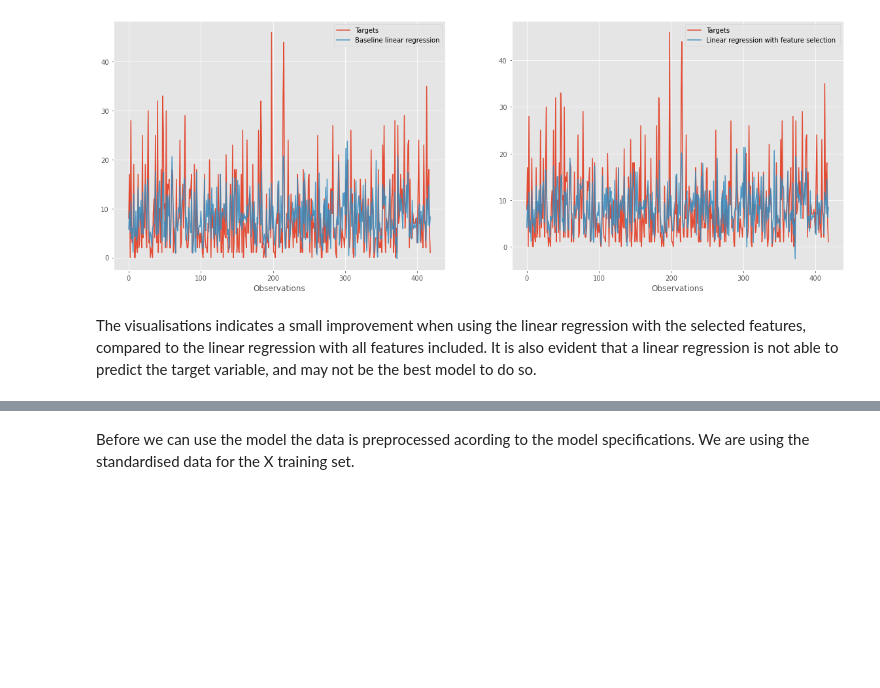
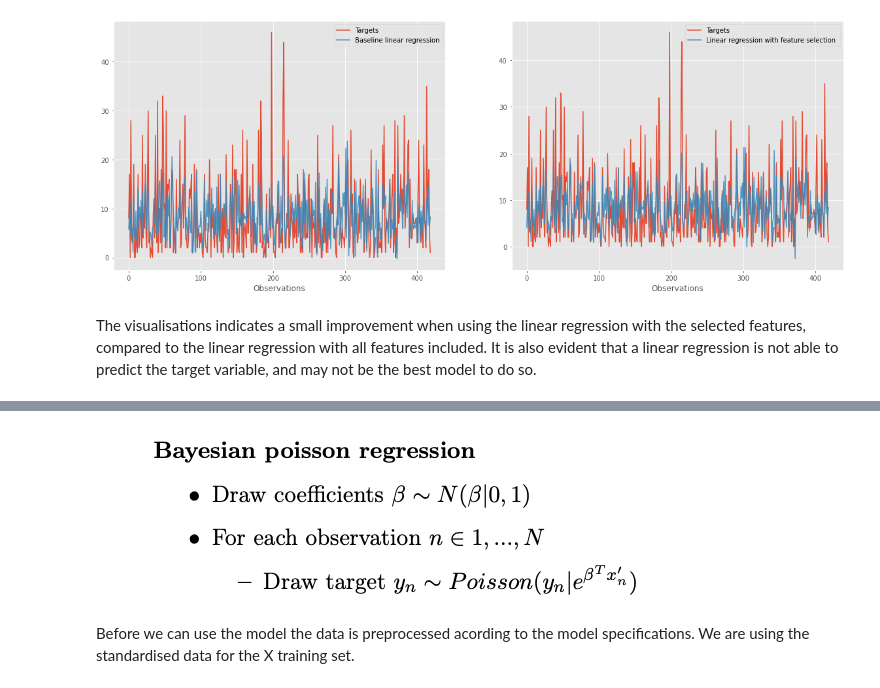
Before and after one commit to KatinkaKlepsch/model_based_ML, a Jupyter notebook: Modelling_notebook_final_version.ipynb, the cells around one changed output, grey strips where cells are left out. Saved outputs shown, nothing was run; the diff lists cells and outputs as text; code cells hidden in the pictures; blank space fills up the shorter version.

```diff
--- a/Modelling_notebook_final_version.ipynb
+++ b/Modelling_notebook_final_version.ipynb
@@ -411,3 +416,7 @@ The generative process can be seen below:
+# %%
+Image('Images/g_poisson.png')
+# %% [output]
+[figure, added]
 # %%
 def poisson_model(X, obs=None):
     """Bayesian poisson model
```
Also changed, not shown: parts of 58 cells of this notebook, 17 other files.
